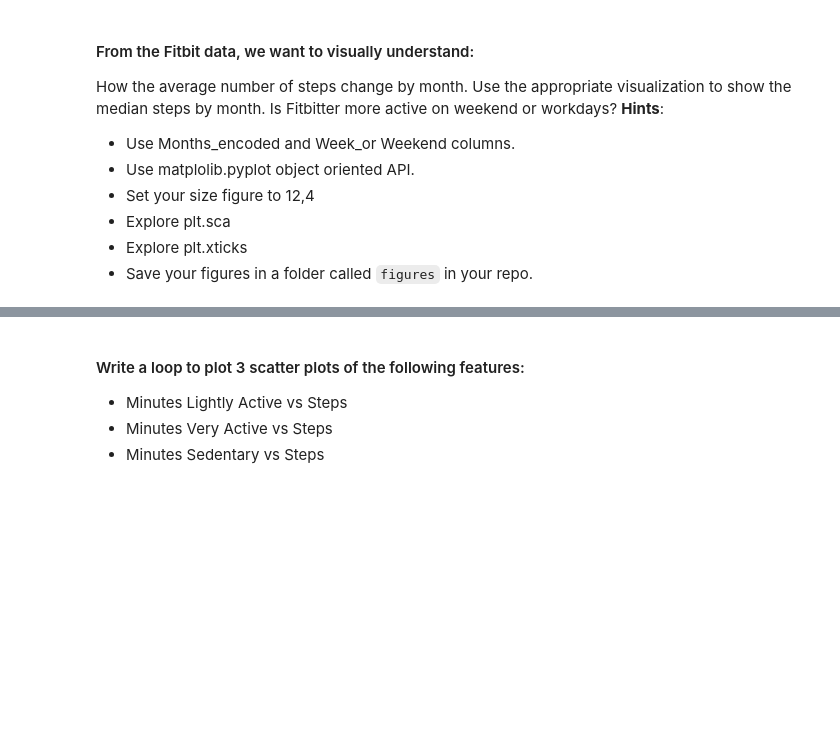
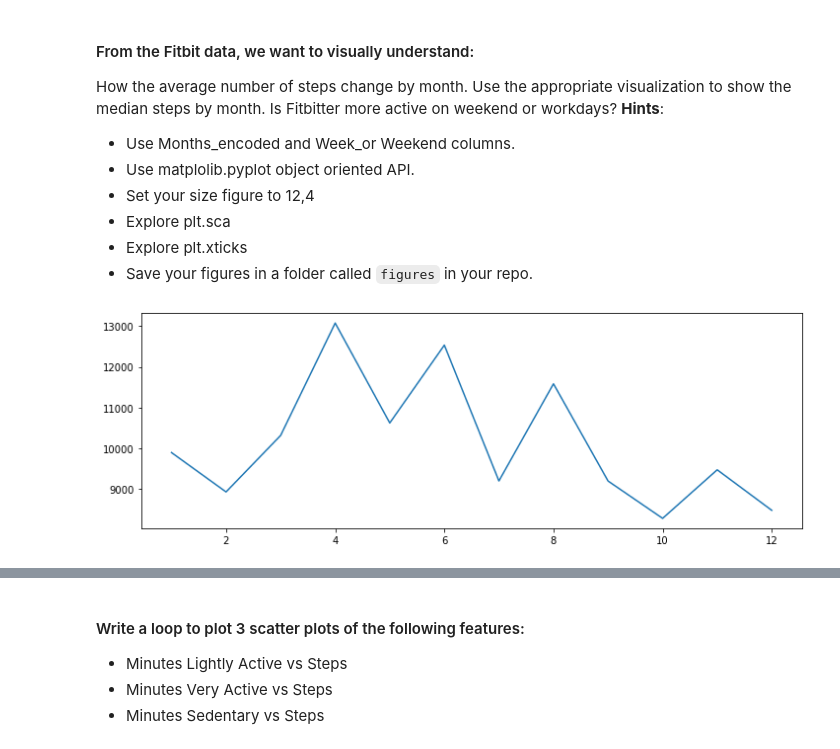
Before and after one commit to Ironhack-Data-Madrid-Octubre-2022/5.2-lab-matplotlib-seaborn, a Jupyter notebook: your-code/main.ipynb, the cells around one changed output, grey strips where cells are left out. Drawn from its saved outputs; the diff is of its cells as text; code cells hidden in the pictures; blank space fills up the shorter version.

```diff
--- a/your-code/main.ipynb
+++ b/your-code/main.ipynb
@@ -15,0 +16,2 @@ import numpy as np
+# %%
+fitbit=pd.read_csv('../data/Fitbit2.csv')
@@ -33,0 +40,12 @@ How the average number of steps change by month. Use the appropriate visualizati
+# %%
+plt.rcParams['figure.figsize']=(12, 4)
+
+media=fitbit.groupby(fitbit.Months_encoded)['Steps'].mean()
+
+plt.plot(media)
+
+
+plt.savefig('../figures/1.png',
+        )
+# %% [output]
+[figure, added]
```
Also changed, not shown: parts of 54 cells of this notebook, 2 other files.
